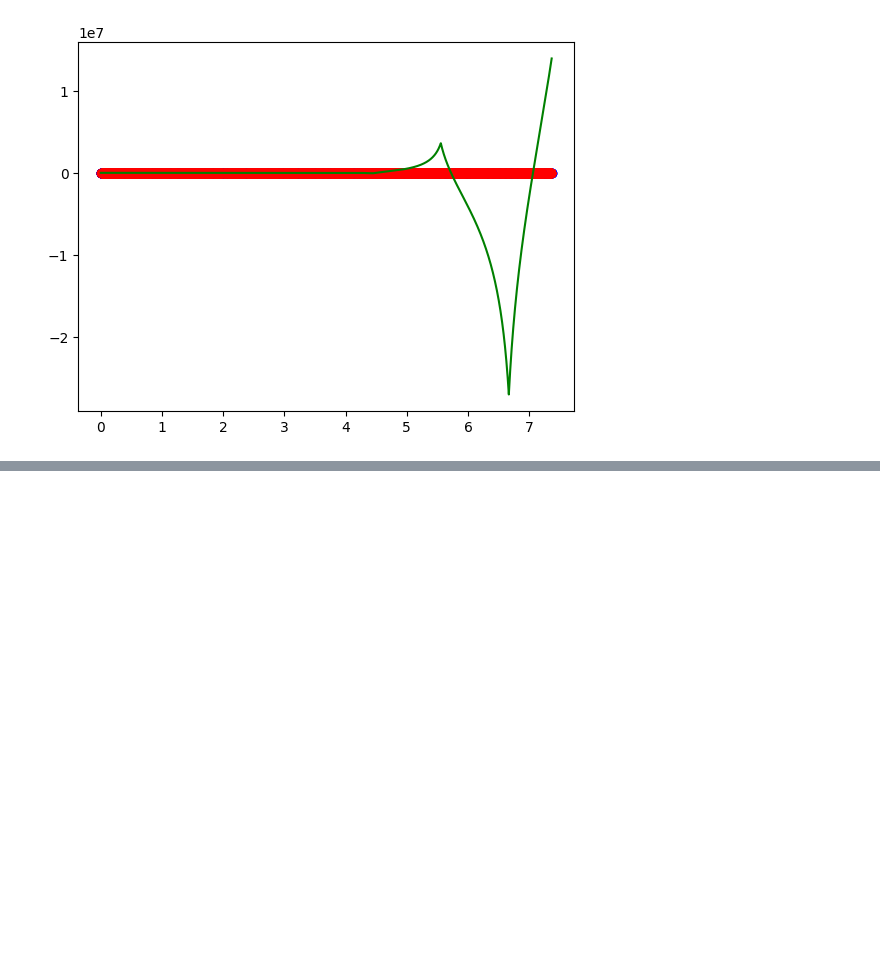
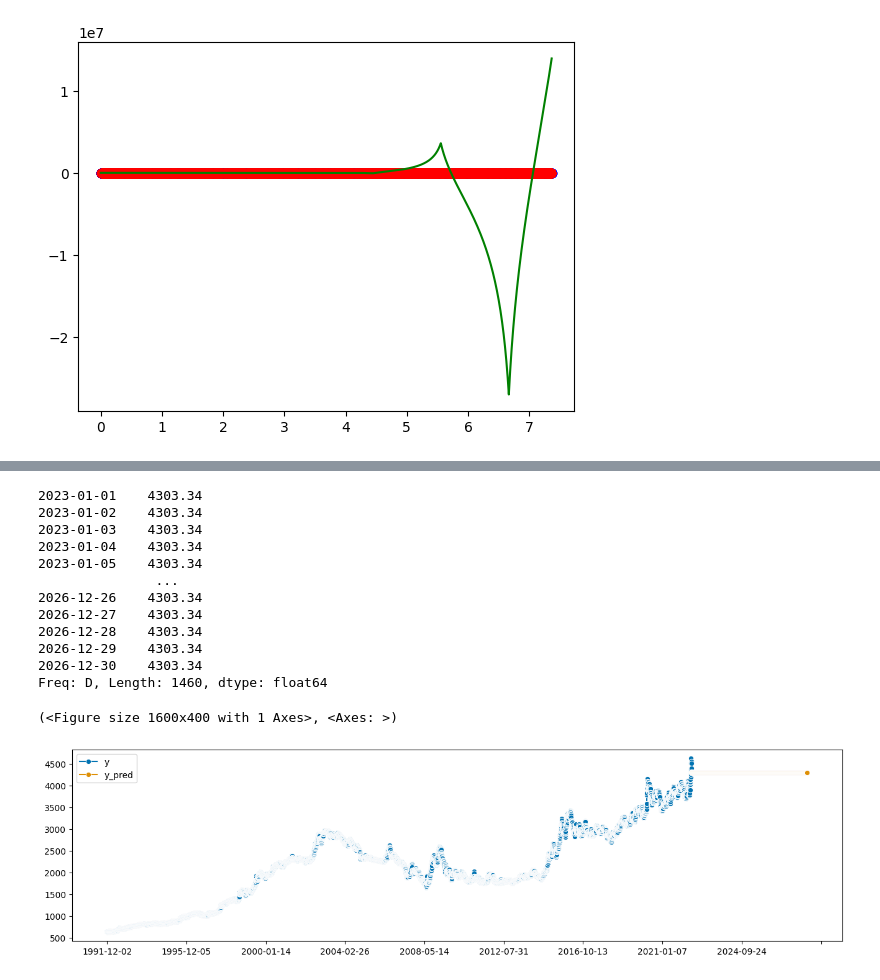
Before and after one commit to cabb1808/ProyectoSenales3, a Jupyter notebook: Proyecto_Final.ipynb, the cells around one changed output, grey strips where cells are left out. Saved outputs shown, nothing was run; the diff lists cells and outputs as text; code cells hidden in the pictures; blank space fills up the shorter version.

```diff
--- a/Proyecto_Final.ipynb
+++ b/Proyecto_Final.ipynb
@@ -311,0 +363,28 @@ plt.show()
+# %%
+
+fh = ForecastingHorizon( pd.PeriodIndex(pd.date_range("2023-01-01", periods=365*4, freq="D")), is_relative=False )
+
+forecaster = NaiveForecaster(strategy="last")
+
+forecaster.fit(y)
+
+y_pred = forecaster.predict(fh)
+
+# plotting predictions and past data
+print(y_pred)
+plot_series(y, y_pred, labels=["y", "y_pred"])
+# %% [output]
+2023-01-01    4303.34
+2023-01-02    4303.34
+2023-01-03    4303.34
+2023-01-04    4303.34
+2023-01-05    4303.34
+               ...
+2026-12-26    4303.34
+2026-12-27    4303.34
+2026-12-28    4303.34
+2026-12-29    4303.34
+2026-12-30    4303.34
+Freq: D, Length: 1460, dtype: float64
+(<Figure size 1600x400 with 1 Axes>, <Axes: >)
+[figure, added]
```
Also changed, not shown: parts of 6 cells of this notebook.
